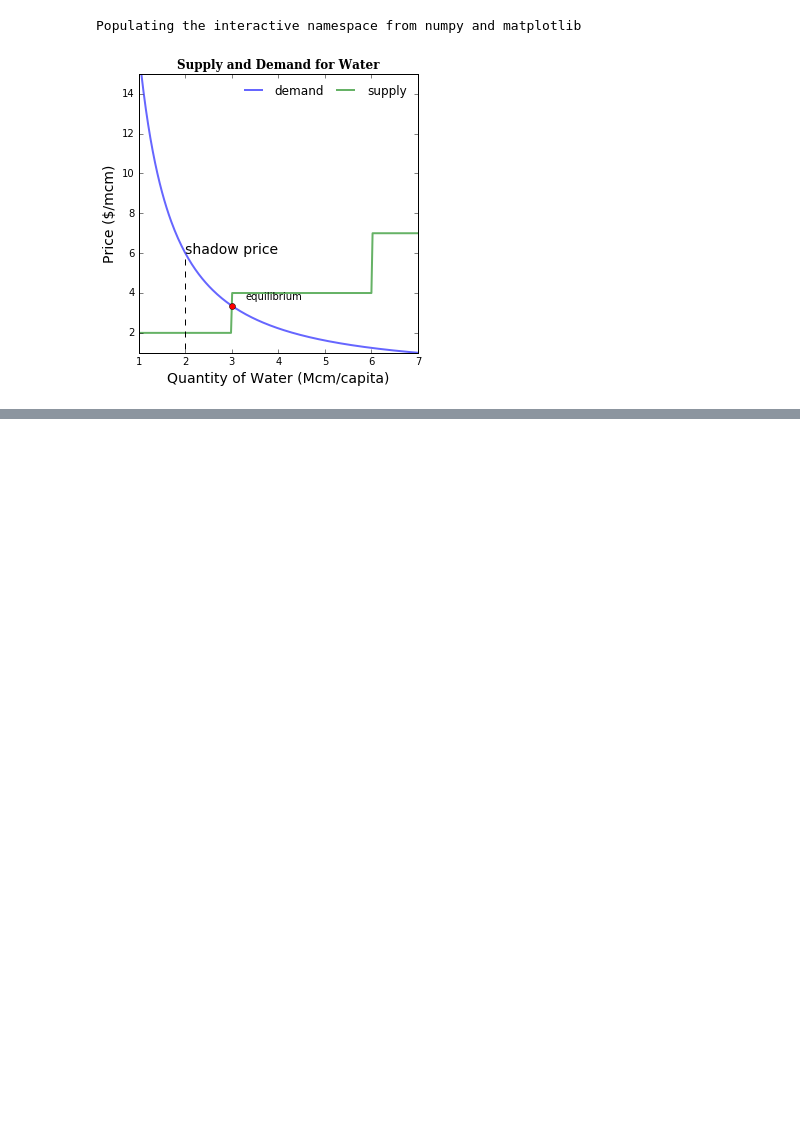
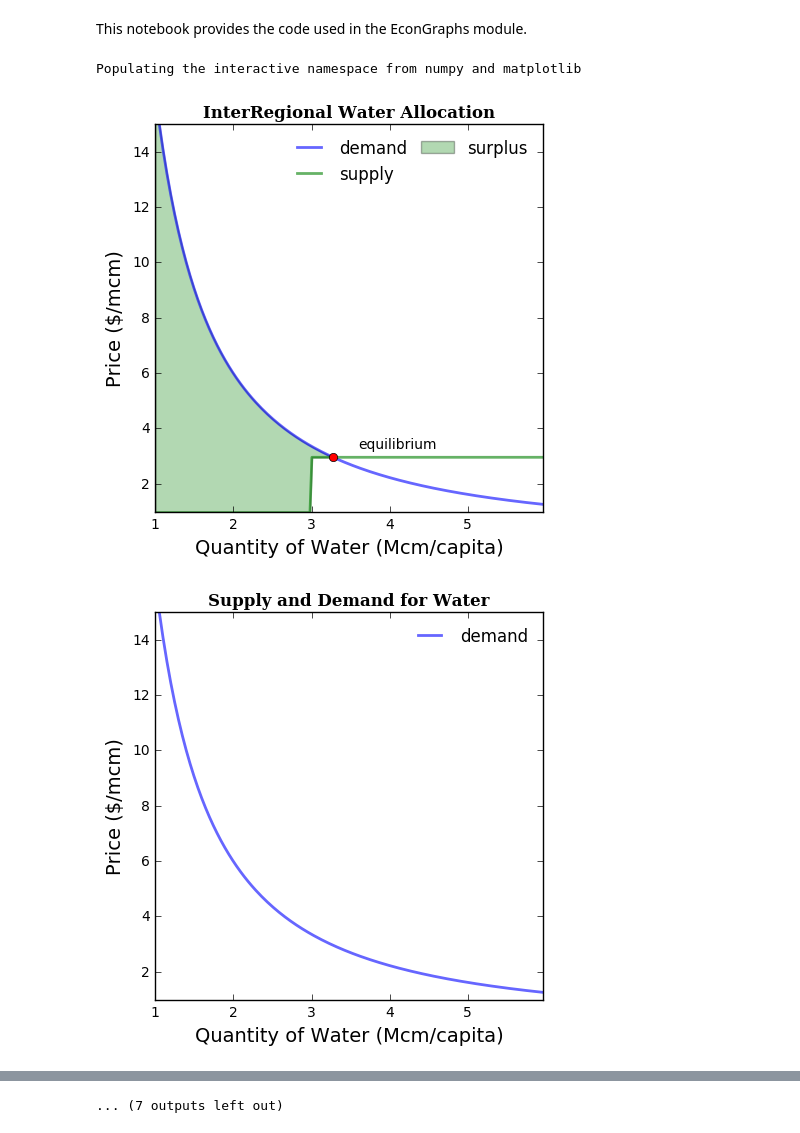
Before and after one commit to akaufman10/was, a Jupyter notebook: trainings/EconGraphs.ipynb, the cells around one changed output, grey strips where cells are left out. Saved outputs shown, nothing was run; the diff lists cells and outputs as text; code cells hidden in the pictures; blank space fills up the shorter version.

Commit message:
edits to notebooks and uploaded manuals

```diff
--- a/trainings/EconGraphs.ipynb
+++ b/trainings/EconGraphs.ipynb
@@ -1,3 +1,5 @@
+# %% [markdown]
+This notebook provides the code used in the EconGraphs module.
 # %%
 from __future__ import division
 
@@ -145,6 +129,7 @@ class market(object):
 # %% [output]
 Populating the interactive namespace from numpy and matplotlib
 # %%
+#this object simulates and graphs various market scenarios
 class scenarioSimulator(object):
 
     def __init__(self, market):
@@ -189,7 +174,7 @@ class scenarioSimulator(object):
                                     'ls'     :  'dashed',
                                     'color'  :  'black'
                                     }
-
+    #describes the social welfare objective function for a capital expenditure variable
     @staticmethod
     def capExpObjectiveFunc(split_points,*params):
 
@@ -302,7 +287,7 @@ class scenarioSimulator(object):
                                 self.grid,
                                 self.market.supplyFunc.invSupplyCurve(self.grid),
                                 np.minimum(self.supplyShiftMarket.supplyFunc.invSupplyCurve(self.grid),self.market.demandFunc.invDemandCurve(self.grid)),
-                                where = self.market.demandFunc.invDemandCurve(self.grid) > self.supplyShiftMarket.equilibriumP,
+                                where = self.market.demandFunc.invDemandCurve(self.grid) > self.market.equilibriumP,
                                 **self.surplusLossParams
                                 )
             else:
@@ -614,16 +597,15 @@ graphMaker = scenarioSimulator(Market)
 if __name__ == '__main__':
 
     #test graphs
-    '''
+
     graphMaker.drawFigure(annotate=True)
 
     graphMaker.drawDemand()
 
     graphMaker.drawDemand(subsidy = 3, annotate = True)
-    '''
+
     graphMaker.drawShadowValue(2, scarcityRent=False, annotate=True)
 
-    '''
     graphMaker.drawQuantity(2.5)
     graphMaker.annotate()
 
@@ -636,42 +618,38 @@ if __name__ == '__main__':
     graphMaker.drawSupplyShift()
     graphMaker.annotate()
 
-    graphMaker.drawSupplyShift(-2)
+    graphMaker.drawSupplyShift(-1)
     graphMaker.annotate()
 
     graphMaker.drawHouseholds(4)
     graphMaker.annotate()
 
     graphMaker.drawPopulationShift(2,away=True)
     graphMaker.annotate()
 
     graphMaker.drawCapitalExpTradeoff(3,.4,drawEQ=True)
     graphMaker.annotate()
 
-    graphMaker.drawCapitalExpTradeoff(1,.2,totalSupply = 4, q_split = .6, otherMarket=lowAltMarket)
+    graphMaker.drawCapitalExpTradeoff(1,.2,totalSupply = 4, q_split = .6, otherMarket=springMarket)
     graphMaker.annotate()
 
     graphMaker.drawOptimalTradeoff(4, otherMarket=Market)
     graphMaker.annotate()
 
-    graphMaker.drawCapitalExpTradeoff(1, .4, totalSupply = 4, otherMarket = lowAltMarket, optimize=True)
+    graphMaker.drawCapitalExpTradeoff(1, .4, totalSupply = 4, otherMarket = springMarket, optimize=True)
     graphMaker.annotate()
 
     graphMaker.drawFigure(drawSurplus = False)
     graphMaker.annotate()
 
     graphMaker.drawTradeoff(4,.4)
     graphMaker.annotate()
 
     graphMaker.drawShifts()
     graphMaker.annotate()
 
-    graphMaker.drawOptimalTradeoff(4, otherMarket = lowAltMarket)
+    graphMaker.drawOptimalTradeoff(4, otherMarket = springMarket)
     graphMaker.annotate()
-
-    interact(graphMaker.drawPrice,price=(1,10,.1))
-    interact(graphMaker.drawOptimalTradeoff,totalSupply=(1,6,.2), otherMarket=fixed(lowAltMarket))
-    interact(graphMaker.drawTradeoff,totalSupply=(1,6,.2), firstMarketFrac=(.001,.999,.1),otherMarket=fixed(lowAltMarket))
-    '''
 # %% [output]
-[figure, old version]
+[figure, new version]
+[figure, added]
@@ -678,3 +666,4 @@ if __name__ == '__main__':
+... (7 outputs left out)
 # %%
     # functions for interactive graphs
 
```
Also changed, not shown: parts of 5 cells of this notebook, 23 other files.
